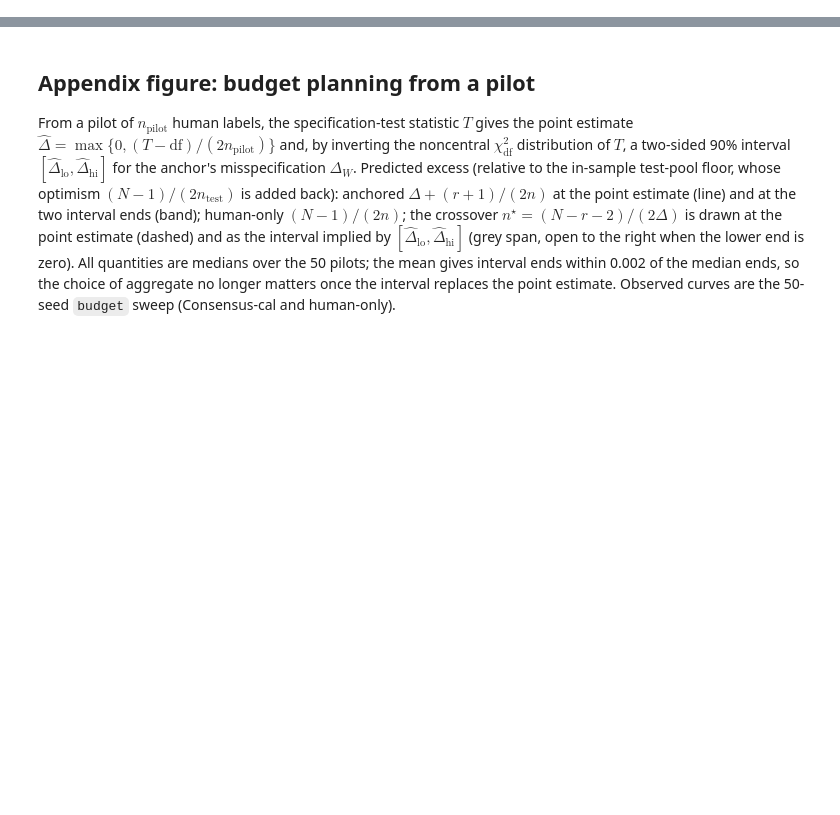
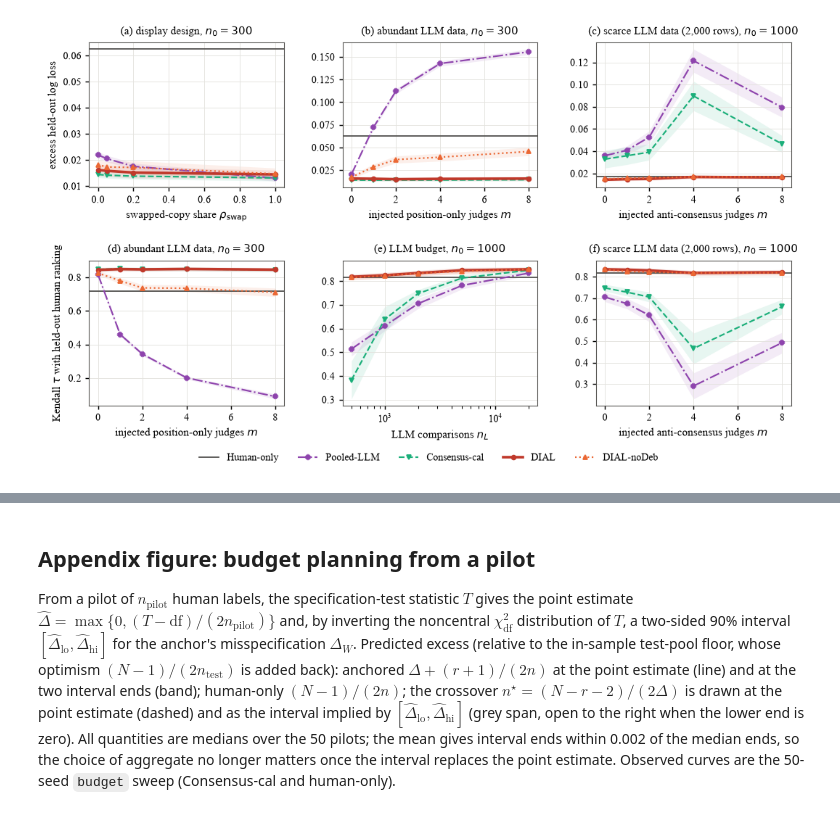
Before and after one commit to JinHongDu-Lab/DIAL, a Jupyter notebook: notebooks/real_data_robustness.ipynb, the cells around one changed output, grey strips where cells are left out. Cells and saved outputs as stored; diff of their text form; code cells hidden in the pictures; blank space fills up the shorter version.

```diff
--- a/notebooks/real_data_robustness.ipynb
+++ b/notebooks/real_data_robustness.ipynb
@@ -309,0 +196,15 @@ fig.tight_layout(); fig.savefig(FIGURES / "fig_real_efficiency.pdf", bbox_inches
+# %%
+fig, axes = plt.subplots(2, 3, figsize=(9.6, 5.0), gridspec_kw=dict(hspace=0.5, wspace=0.3))
+if "arena_33k" in agg:
+    a = agg["arena_33k"]
+    curve(axes[0, 0], a, "order", "biased5", "none", PRESENTED); axes[0, 0].set_xlabel("swapped-copy share $\\rho_{\\mathrm{swap}}$"); axes[0, 0].set_title("(a) display design, $n_0=300$", fontsize=8.5)
+    curve(axes[0, 1], a, "noise", "biased5", "position", PRESENTED); axes[0, 1].set_xlabel("injected position-only judges $m$"); axes[0, 1].set_title("(b) abundant LLM data, $n_0=300$", fontsize=8.5)
+    curve(axes[0, 2], a, "noise_scarce", "biased5", "anti", PRESENTED); axes[0, 2].set_xlabel("injected anti-consensus judges $m$"); axes[0, 2].set_title("(c) scarce LLM data (2,000 rows), $n_0=1000$", fontsize=8.5)
+    curve(axes[1, 0], a, "noise", "biased5", "position", PRESENTED, metric="ref_kendall"); axes[1, 0].set_xlabel("injected position-only judges $m$"); axes[1, 0].set_title("(d) abundant LLM data, $n_0=300$", fontsize=8.5)
+    curve(axes[1, 1], a, "llm_budget", "biased5", "none", PRESENTED, n_0_level=1000, logx=True, metric="ref_kendall"); axes[1, 1].set_xlabel("LLM comparisons $n_L$"); axes[1, 1].set_title("(e) LLM budget, $n_0=1000$", fontsize=8.5)
+    curve(axes[1, 2], a, "noise_scarce", "biased5", "anti", PRESENTED, metric="ref_kendall"); axes[1, 2].set_xlabel("injected anti-consensus judges $m$"); axes[1, 2].set_title("(f) scarce LLM data (2,000 rows), $n_0=1000$", fontsize=8.5)
+axes[0, 0].set_ylabel("excess held-out log loss"); axes[1, 0].set_ylabel("Kendall $\\tau$ with held-out human ranking")
+h, l = axes[0, 0].get_legend_handles_labels(); fig.legend(h, l, loc="lower center", ncol=5, frameon=False, bbox_to_anchor=(0.5, -0.03))
+fig.savefig(FIGURES / "fig_real_curves.pdf", bbox_inches="tight"); plt.show()
+# %% [output]
+[figure, added]
```
Also changed, not shown: parts of 17 cells of this notebook, 18 other files.
